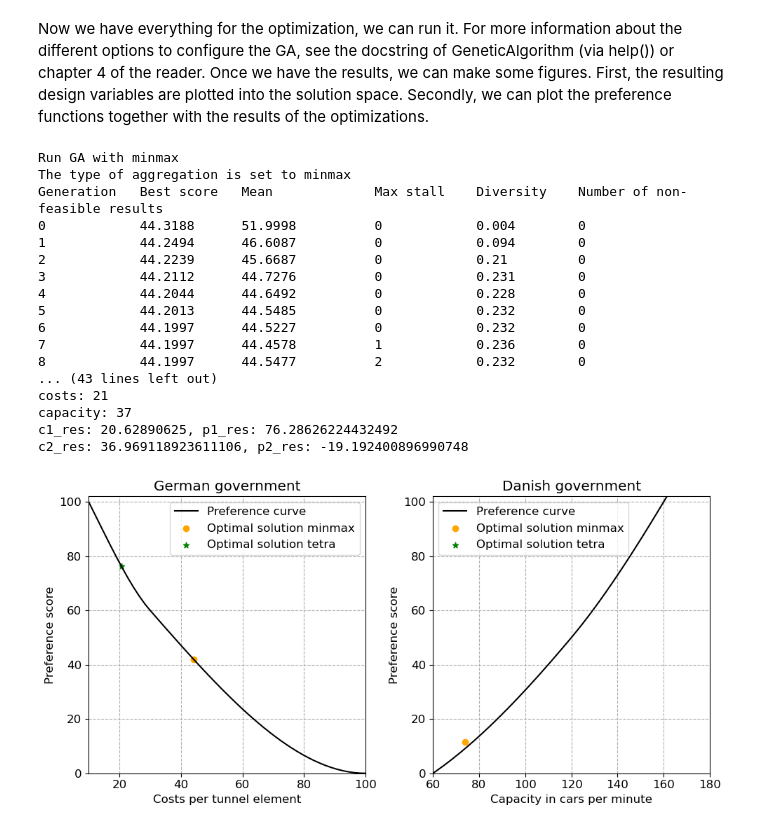
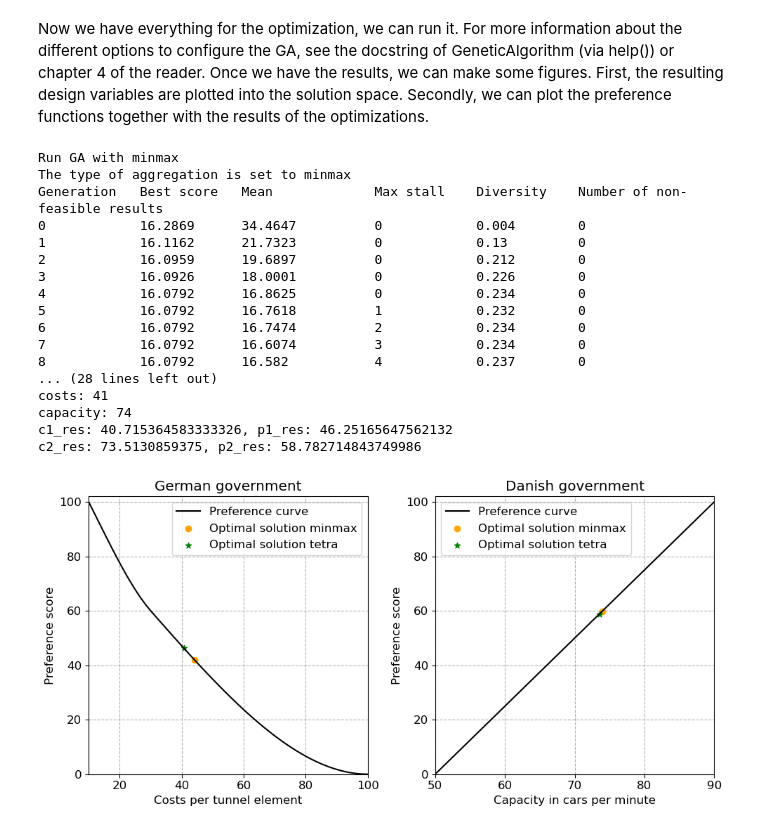
Before and after one commit to bram-eng/HOS_group_7, a Jupyter notebook: Systems Design, Preferendus/SOI_Femerhnbelt.ipynb, the cells around one changed output. Drawn from its saved outputs; the diff is of its cells as text; code cells hidden in the pictures.

```diff
--- a/Systems Design, Preferendus/SOI_Femerhnbelt.ipynb
+++ b/Systems Design, Preferendus/SOI_Femerhnbelt.ipynb
@@ -7,8 +7,8 @@ from genetic_algorithm_pfm.genetic_algorithm_pfm.algorithm import GeneticAlgorit
 # %% [markdown]
 Set Weights for Different Objectives
 # %%
-w1 = .50 # German government
-w2 = .50 # Danish government
+w1 = .20 # German government
+w2 = .80 # Danish government
 
 
 def objective_p1(x1, x2, x3, x4):
@@ -56,7 +56,7 @@ def objective_p2(x1, x2, x3, x4):
     coef8 = 0.3/3
     coef9 = 0.1/3
 
-    return pchip_interpolate([60, 120, 180], [0, 50, 100], (coef4*(coef5*x1 + coef6*x2 + coef9*x4)))
+    return pchip_interpolate([10, 50, 90], [0, 50, 100], (coef4*(coef5*x1 + coef6*x2 + coef9*x4)))
 
 def objective(variables):
     """
@@ -200,11 +200,11 @@ Graphical Output
 # %%
 # create arrays for plotting continuous preference curves
 c1 = np.linspace(10, 100)
-c2 = np.linspace(60, 180)
+c2 = np.linspace(50, 90)
 
 # calculate the preference functions
 p1 = pchip_interpolate([10, 30, 100], [100, 60, 0], (c1))
-p2 = pchip_interpolate([60, 120, 180], [0, 50, 100], (c2))
+p2 = pchip_interpolate([50, 70, 90], [0, 50, 100], (c2))
 
 # create figure that plots all preference curves and the preference scores of the returned results of the GA
 fig = plt.figure(figsize=((10,5)))
@@ -229,7 +229,7 @@ ax1.grid(linestyle = '--')
 #fig = plt.figure()
 ax2 = fig.add_subplot(1, 2, 2)
 ax2.plot(c2, p2, label='Preference curve', color='black')
-ax2.set_xlim((60, 180))
+ax2.set_xlim((50, 90))
 ax2.set_ylim((0, 102))
 ax2.set_title('Danish government')
 ax2.set_xlabel('Capacity in cars per minute')
@@ -304,7 +304,7 @@ for i in range(2):
     p1_res = pchip_interpolate([10, 30, 100], [100, 60, 0], (c1_res))
 
     c2_res = (coef4*(coef5*design_variables_IMAP[0] + coef6*design_variables_IMAP[1] + coef9*design_variables_IMAP[3]))
-    p2_res = pchip_interpolate([60, 120, 180], [0, 50, 100], (c2_res))
+    p2_res = pchip_interpolate([50, 70, 90], [0, 50, 100], (c2_res))
 
     # Debugging prints to check the calculated values
     print(f"c1_res: {c1_res}, p1_res: {p1_res}")
@@ -313,54 +313,54 @@ for i in range(2):
     # Plot the preference curves
     if i == 0:  # Only plot curves once
         c1 = np.linspace(10, 100)
-        c2 = np.linspace(60, 180)
+        c2 = np.linspace(50, 90)
 
         p1 = pchip_interpolate([10, 30, 100], [100, 60, 0], c1)
-        p2 = pchip_interpolate([60, 120, 160], [0, 50, 100], c2)
+        p2 = pchip_interpolate([50, 70, 90], [0, 50, 100], c2)
 
         ax1.plot(c1, p1, label='Preference curve', color='black')
         ax1.set_xlim((10, 100))
         ax1.set_ylim((0, 102))
         ax1.set_title('German government')
         ax1.set_xlabel('Costs per tunnel element')
         ax1.set_ylabel('Preference score')
         ax1.grid(linestyle='--')
 
         ax2.plot(c2, p2, label='Preference curve', color='black')
-        ax2.set_xlim((60, 180))
+        ax2.set_xlim((50, 90))
         ax2.set_ylim((0, 102))
         ax2.set_title('Danish government')
         ax2.set_xlabel('Capacity in cars per minute')
         ax2.set_ylabel('Preference score')
         ax2.grid(linestyle='--')
 
     # Scatter the results on the preference curve plots
     ax1.scatter(c1_res, p1_res, label='Optimal solution ' + paradigm[i], color= colours[i], marker=marker[i])
     ax2.scatter(c2_res, p2_res, label='Optimal solution ' + paradigm[i], color=colours[i], marker=marker[i])
 
 # Add legends and adjust layout after plotting all data points
 ax1.legend()
 ax2.legend()
 fig.tight_layout()
 
 # Display the plot
 plt.show()
 # %% [output]
 Run GA with minmax
 The type of aggregation is set to minmax
 Generation   Best score   Mean             Max stall    Diversity    Number of non-feasible results
-0            44.3188      51.9998          0            0.004        0
-1            44.2494      46.6087          0            0.094        0
-2            44.2239      45.6687          0            0.21         0
-3            44.2112      44.7276          0            0.231        0
-4            44.2044      44.6492          0            0.228        0
-5            44.2013      44.5485          0            0.232        0
-6            44.1997      44.5227          0            0.232        0
-7            44.1997      44.4578          1            0.236        0
-8            44.1997      44.5477          2            0.232        0
-... (43 lines left out)
-costs: 21
-capacity: 37
-c1_res: 20.62890625, p1_res: 76.28626224432492
-c2_res: 36.969118923611106, p2_res: -19.192400896990748
+0            16.2869      34.4647          0            0.004        0
+1            16.1162      21.7323          0            0.13         0
+2            16.0959      19.6897          0            0.212        0
+3            16.0926      18.0001          0            0.226        0
+4            16.0792      16.8625          0            0.234        0
+5            16.0792      16.7618          1            0.232        0
+6            16.0792      16.7474          2            0.234        0
+7            16.0792      16.6074          3            0.234        0
+8            16.0792      16.582           4            0.237        0
+... (28 lines left out)
+costs: 41
+capacity: 74
+c1_res: 40.715364583333326, p1_res: 46.25165647562132
+c2_res: 73.5130859375, p2_res: 58.782714843749986
-[figure, old version]
+[figure, new version]
```
Also changed, not shown: parts of 1 cell of this notebook, 4 other files.
